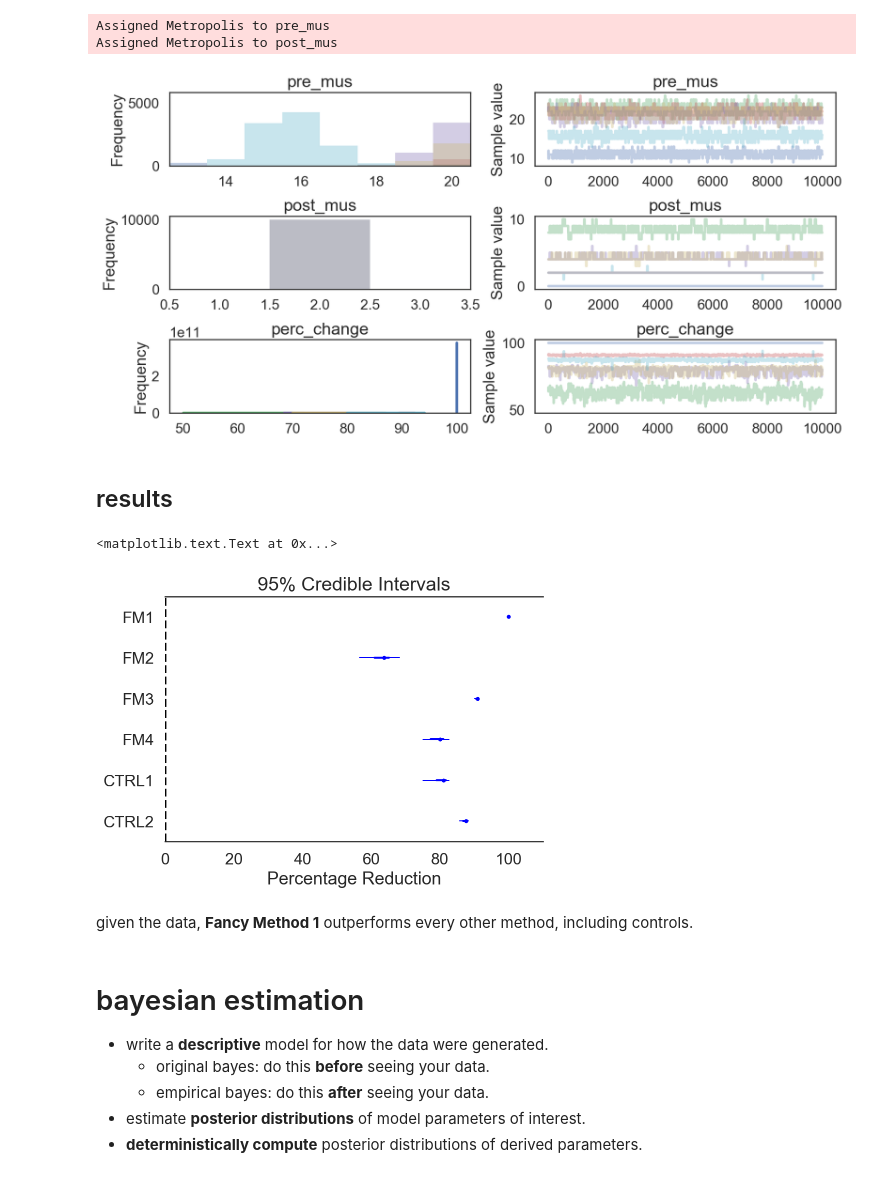
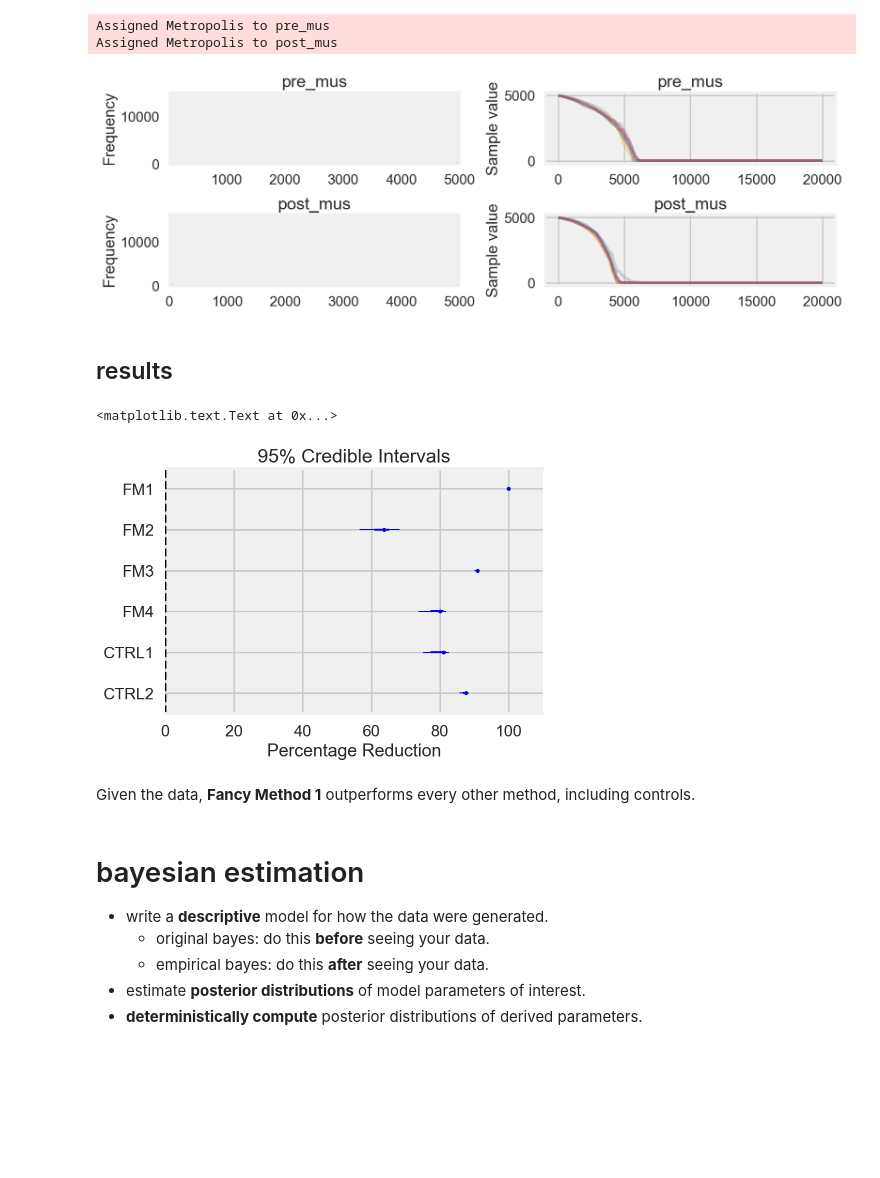
Before and after one commit to ericmjl/bayesian-stats-talk, a Jupyter notebook: slides.ipynb, the cells around one changed output. Drawn from its saved outputs; the diff is of its cells as text; code cells hidden in the pictures; blank space fills up the shorter version.

```diff
--- a/slides.ipynb
+++ b/slides.ipynb
@@ -4,8 +4,9 @@ import numpy.random as npr
 import matplotlib.pyplot as plt
 from collections import Counter
 import seaborn as sns
+plt.style.use('fivethirtyeight')
 sns.set_context('poster')
-sns.set_style('white')
+# sns.set_style('white')
 
 %config InlineBackend.figure_format = 'retina'
 %matplotlib inline
@@ -446,10 +441,10 @@ with poisson_estimation:
 Assigned Metropolis to pre_mus
 Assigned Metropolis to post_mus
 # %%
-pm.traceplot(poisson_trace[10000:])
+pm.traceplot(poisson_trace, varnames=['pre_mus', 'post_mus'])
 plt.show()
 # %% [output]
-[figure, old version]
+[figure, new version]
 # %% [markdown]
 ## results
 # %%
@@ -458,9 +453,9 @@ pm.forestplot(poisson_trace[10000:], varnames=['perc_change'],
 plt.xlabel('Percentage Reduction')
 # %% [output]
 <matplotlib.text.Text at 0x...>
-[figure, old version]
+[figure, new version]
 # %% [markdown]
-given the data, **Fancy Method 1** outperforms every other method, including controls.
+Given the data, **Fancy Method 1** outperforms every other method, including controls.
 # %% [markdown]
 # bayesian estimation
 
```
Also changed, not shown: parts of 15 cells of this notebook.
